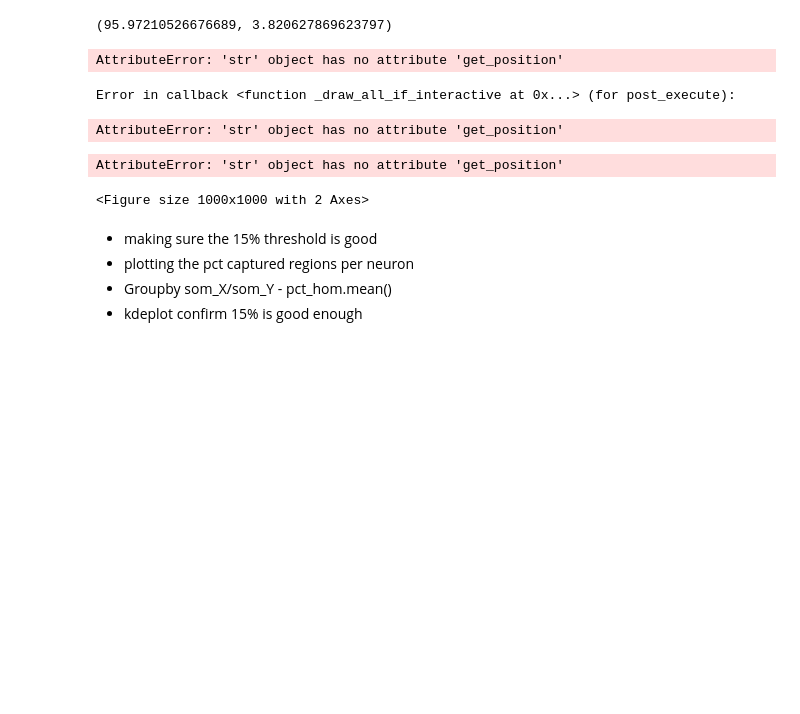
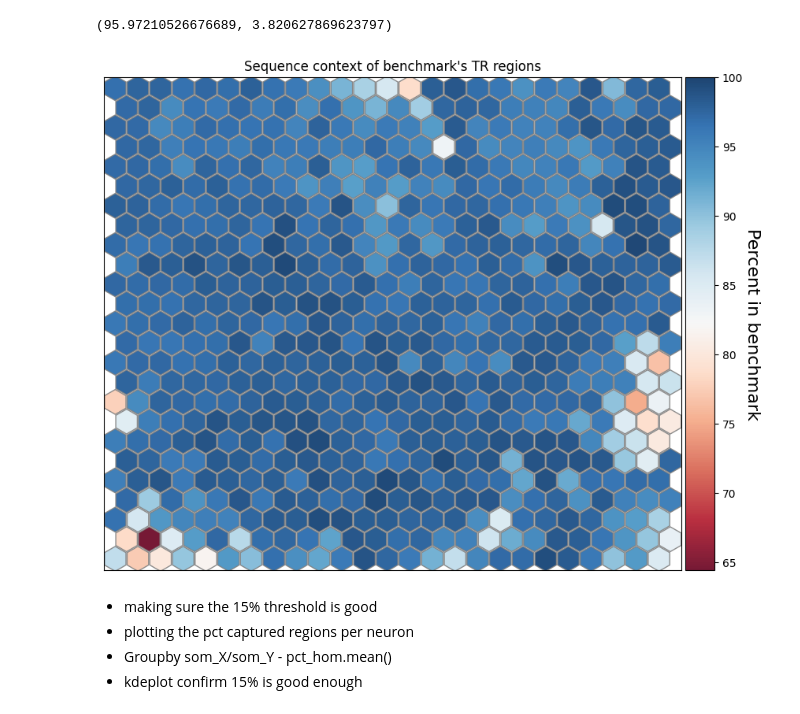
Before and after one commit to ACEnglish/adotto, a Jupyter notebook: manuscript/f2_benchmark/BenchmarkSOM.ipynb, the cells around one changed output. Saved outputs shown, nothing was run; the diff lists cells and outputs as text; code cells hidden in the pictures; blank space fills up the shorter version.

```diff
--- a/manuscript/f2_benchmark/BenchmarkSOM.ipynb
+++ b/manuscript/f2_benchmark/BenchmarkSOM.ipynb
@@ -50,24 +52,20 @@ s = p.axes[0]
 # %%
 v = pct_of_neurons.unstack().values * 100
 norm = colors.Normalize(vmin=v.min(), vmax=100)
 p = laytr.make_hex_plot(som,
                        hue=v,
-                       hue_label="PerTR region percent",
+                       hue_label="Percent in benchmark",
                        color_map=cm.RdBu,
                        color_norm=norm,
                        alpha=0.9)
-#p.axes[0].title = "TR regions captured by sequence context"
+p.axes[0].set_title("Sequence context of benchmark's TR regions")
 plt.xticks(ticks=None, labels=None)
 plt.yticks(ticks=None, labels=None)
 p.axes[0].get_xaxis().set_visible(False)
 p.axes[0].get_yaxis().set_visible(False)
 plt.savefig("Figure2B.pdf")
 # %% [output]
-AttributeError: 'str' object has no attribute 'get_position'
-Error in callback <function _draw_all_if_interactive at 0x...> (for post_execute):
-AttributeError: 'str' object has no attribute 'get_position'
-AttributeError: 'str' object has no attribute 'get_position'
-<Figure size 1000x1000 with 2 Axes>
+[figure, added]
 # %%
 # Seg dup and long homopolymerr 'deficient'
 # %% [markdown]
```
Also changed, not shown: parts of 1 cell of this notebook, 9 other files.
